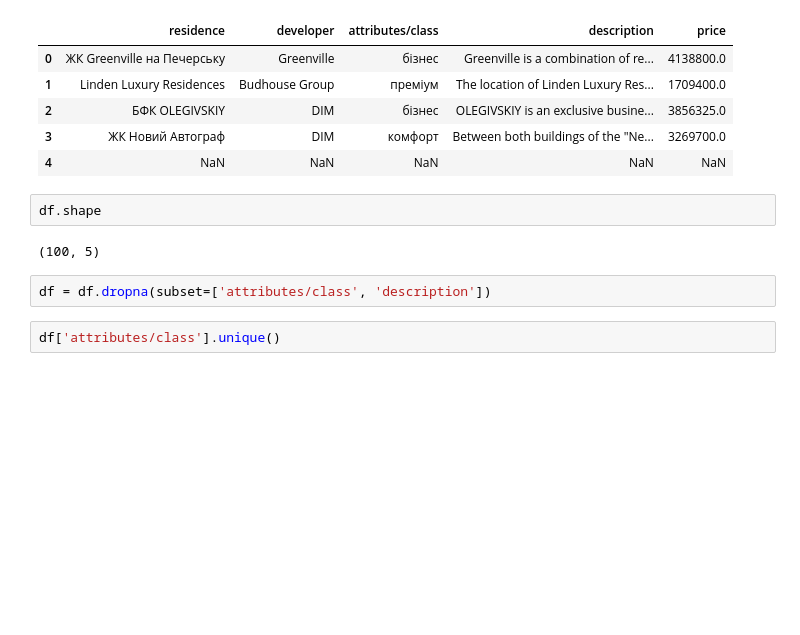
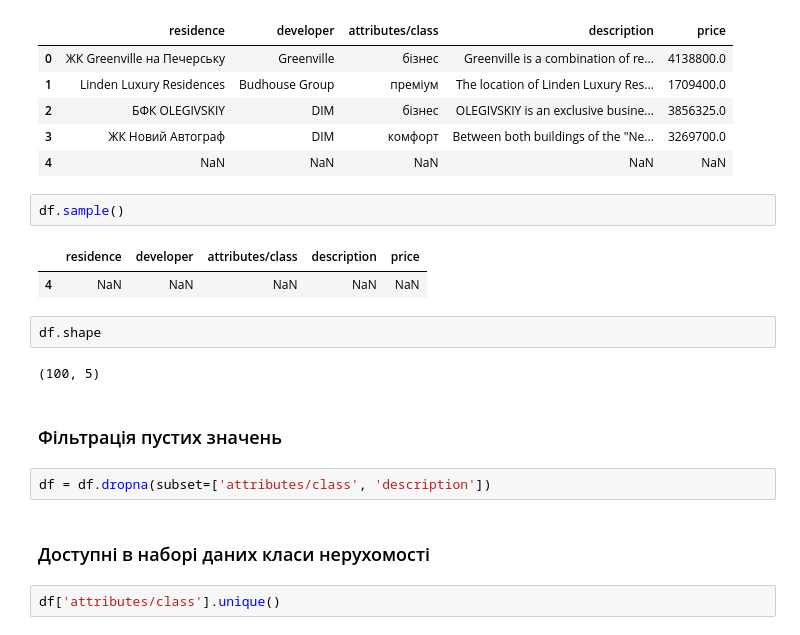
Before and after one commit to Acousticdesk/course-project-data-analysis, a Jupyter notebook: Real Estate Description Classification with NN.ipynb, the cells around one changed output. Cells and saved outputs as stored; diff of their text form; blank space fills up the shorter version.

```diff
--- a/Real Estate Description Classification with NN.ipynb
+++ b/Real Estate Description Classification with NN.ipynb
@@ -28,12 +31,21 @@ df.head()
 | 2 | БФК OLEGIVSKIY | DIM | бізнес | OLEGIVSKIY is an exclusive busine... | 3856325.0 |
 | 3 | ЖК Новий Автограф | DIM | комфорт | Between both buildings of the "Ne... | 3269700.0 |
 | 4 | NaN | NaN | NaN | NaN | NaN |
+# %%
+df.sample()
+# %% [output]
+|  | residence | developer | attributes/class | description | price |
+| 4 | NaN | NaN | NaN | NaN | NaN |
 # %%
 df.shape
 # %% [output]
 (100, 5)
+# %% [markdown]
+### Фільтрація пустих значень
 # %%
 df = df.dropna(subset=['attributes/class', 'description'])
+# %% [markdown]
+### Доступні в наборі даних класи нерухомості
 # %%
 df['attributes/class'].unique()
 # %% [output]
```
Also changed, not shown: parts of 26 cells of this notebook.
